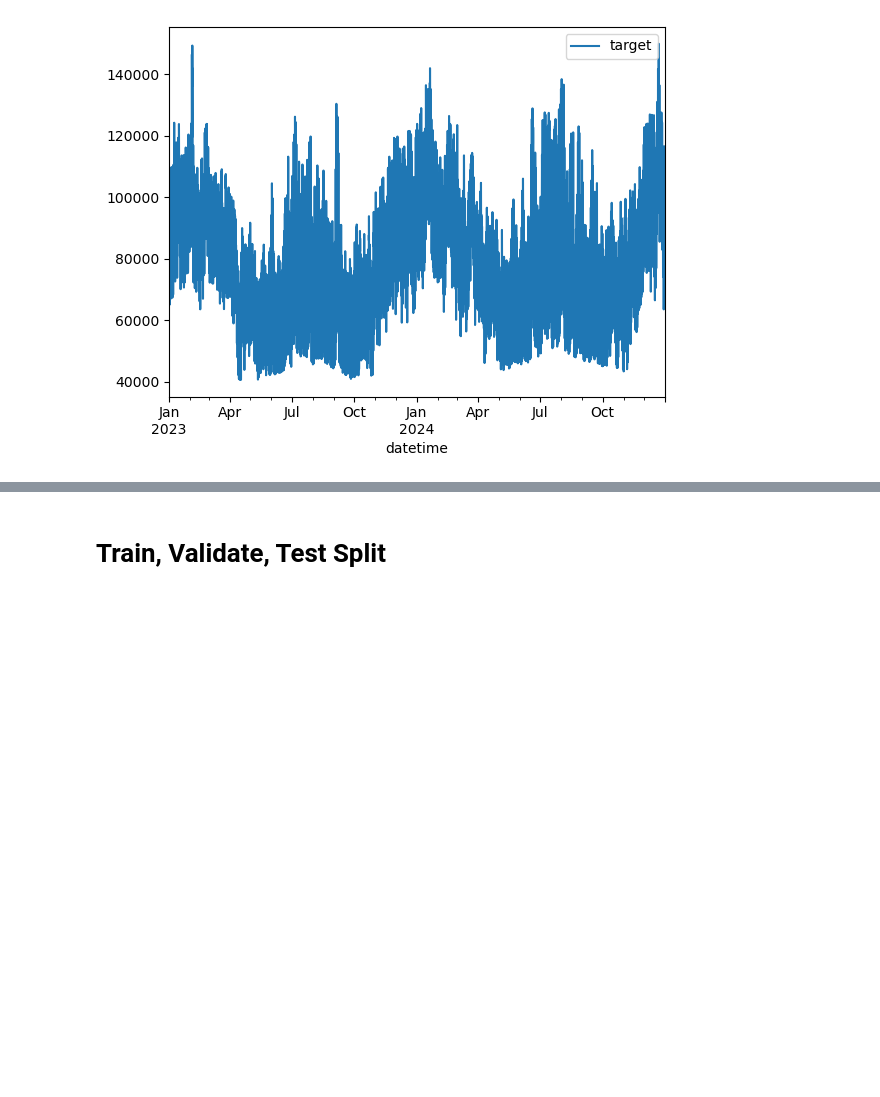
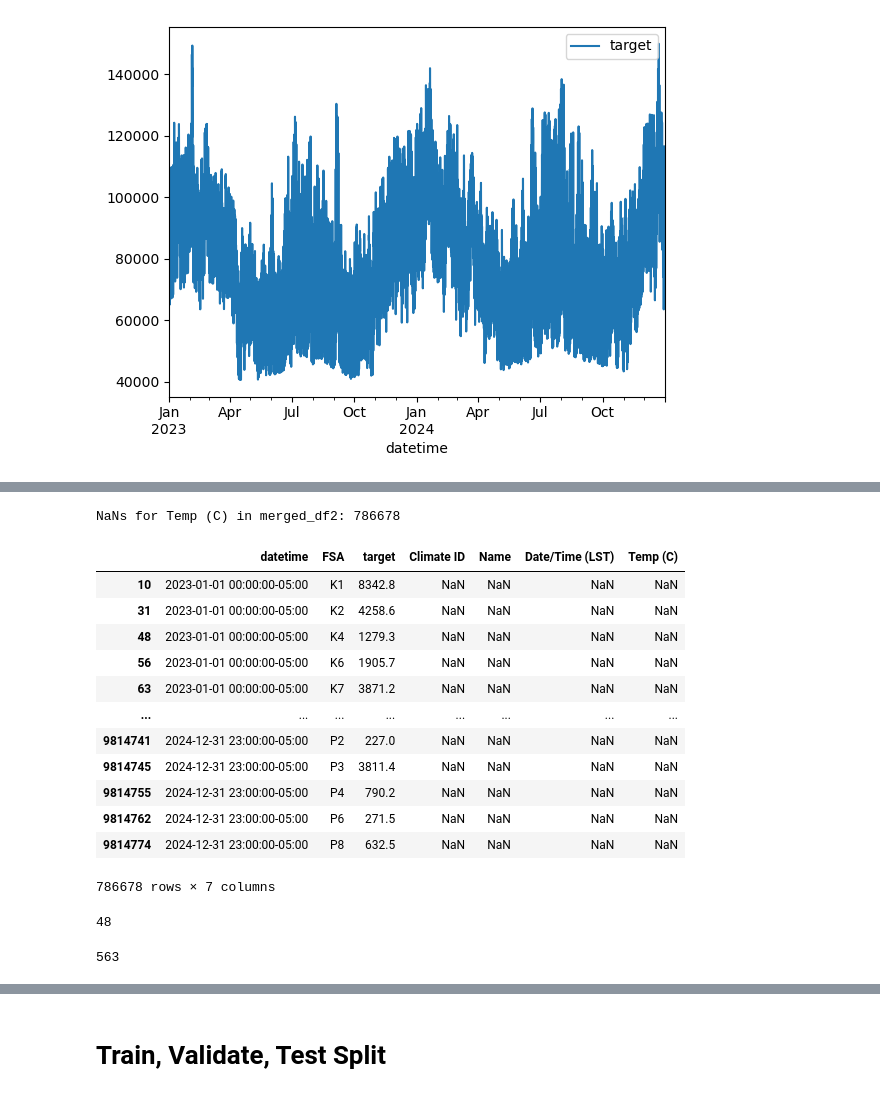
Before and after one commit to SkyBluForecasting/forecasting-engine, a Jupyter notebook: Data_Preprocessing/Scripts/Merging Weather and Load data.ipynb, the cells around one changed output, grey strips where cells are left out. Drawn from its saved outputs; the diff is of its cells as text; code cells hidden in the pictures; blank space fills up the shorter version.

```diff
--- a/Data_Preprocessing/Scripts/Merging Weather and Load data.ipynb
+++ b/Data_Preprocessing/Scripts/Merging Weather and Load data.ipynb
@@ -203,0 +209,30 @@ NameError: name 'merged_df2' is not defined
+# %%
+nan_count = merged_df2['Temp (C)'].isna().sum()
+print(f'NaNs for Temp (C) in merged_df2: {nan_count}')
+# %% [output]
+NaNs for Temp (C) in merged_df2: 786678
+# %%
+nan_in_temp = merged_df2[merged_df2['Temp (C)'].isna()]
+nan_in_temp
+# %% [output]
+|  | datetime | FSA | target | Climate ID | Name | Date/Time (LST) | Temp (C) |
+| 10 | 2023-01-01 00:00:00-05:00 | K1 | 8342.8 | NaN | NaN | NaN | NaN |
+| 31 | 2023-01-01 00:00:00-05:00 | K2 | 4258.6 | NaN | NaN | NaN | NaN |
+| 48 | 2023-01-01 00:00:00-05:00 | K4 | 1279.3 | NaN | NaN | NaN | NaN |
+| 56 | 2023-01-01 00:00:00-05:00 | K6 | 1905.7 | NaN | NaN | NaN | NaN |
+| 63 | 2023-01-01 00:00:00-05:00 | K7 | 3871.2 | NaN | NaN | NaN | NaN |
+| ... | ... | ... | ... | ... | ... | ... | ... |
+| 9814741 | 2024-12-31 23:00:00-05:00 | P2 | 227.0 | NaN | NaN | NaN | NaN |
+| 9814745 | 2024-12-31 23:00:00-05:00 | P3 | 3811.4 | NaN | NaN | NaN | NaN |
+| 9814755 | 2024-12-31 23:00:00-05:00 | P4 | 790.2 | NaN | NaN | NaN | NaN |
+| 9814762 | 2024-12-31 23:00:00-05:00 | P6 | 271.5 | NaN | NaN | NaN | NaN |
+| 9814774 | 2024-12-31 23:00:00-05:00 | P8 | 632.5 | NaN | NaN | NaN | NaN |
+786678 rows × 7 columns
+# %%
+nan_in_temp['FSA'].nunique()
+# %% [output]
+48
+# %%
+merged_df2['FSA'].nunique()
+# %% [output]
+563
```
Also changed, not shown: parts of 9 cells of this notebook.
